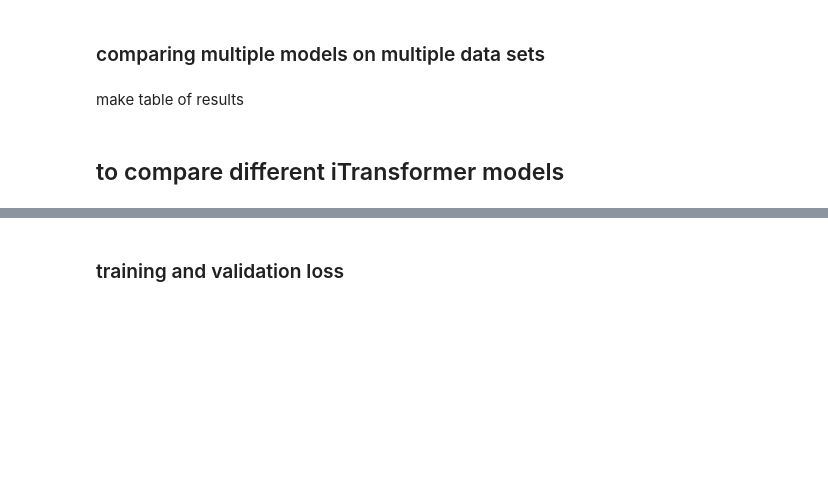
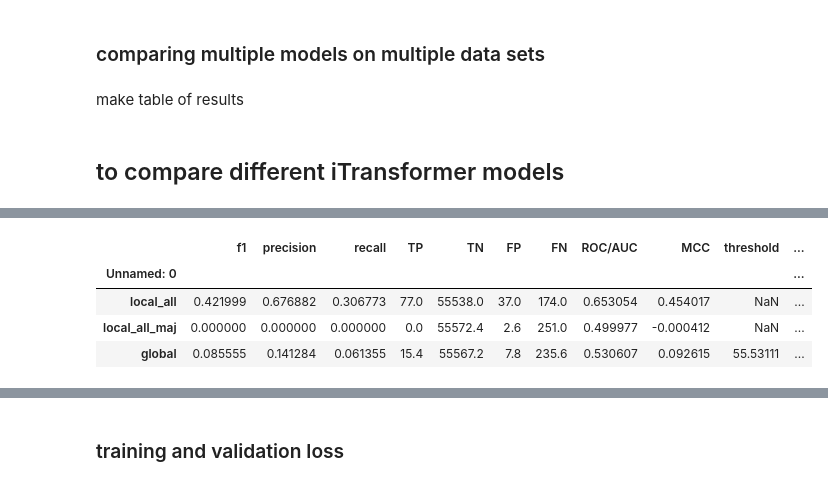
Before and after one commit to PedroKochinski/TSAD_from_laurab222, a Jupyter notebook: visualise.ipynb, the cells around one changed output, grey strips where cells are left out. Drawn from its saved outputs; the diff is of its cells as text; code cells hidden in the pictures; blank space fills up the shorter version.

```diff
--- a/visualise.ipynb
+++ b/visualise.ipynb
@@ -1514,3 +1540,11 @@ print(results_mean_std.keys())
+# %%
+results_mean_std['iTransformer3_GECCO']['mean']
+# %% [output]
+|  | f1 | precision | recall | TP | TN | FP | FN | ROC/AUC | MCC | threshold | ... |
+| Unnamed: 0 |  |  |  |  |  |  |  |  |  |  | ... |
+| local_all | 0.421999 | 0.676882 | 0.306773 | 77.0 | 55538.0 | 37.0 | 174.0 | 0.653054 | 0.454017 | NaN | ... |
+| local_all_maj | 0.000000 | 0.000000 | 0.000000 | 0.0 | 55572.4 | 2.6 | 251.0 | 0.499977 | -0.000412 | NaN | ... |
+| global | 0.085555 | 0.141284 | 0.061355 | 15.4 | 55567.2 | 7.8 | 235.6 | 0.530607 | 0.092615 | 55.53111 | ... |
 # %%
 # to check if loss values have been correctly added
 for key in results_mean_std.keys():
```
Also changed, not shown: parts of 12 cells of this notebook, 8 other files.
